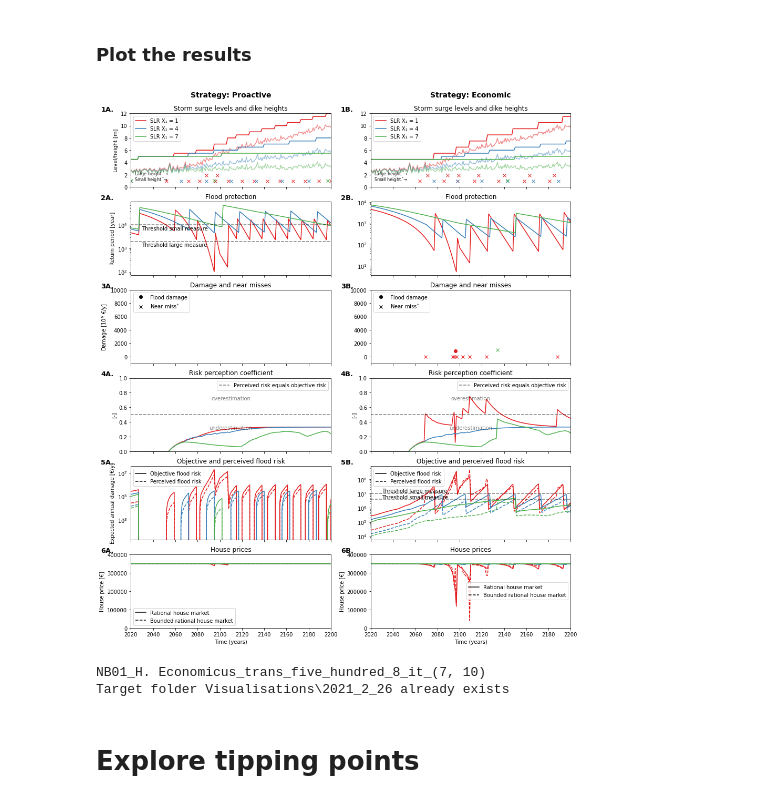
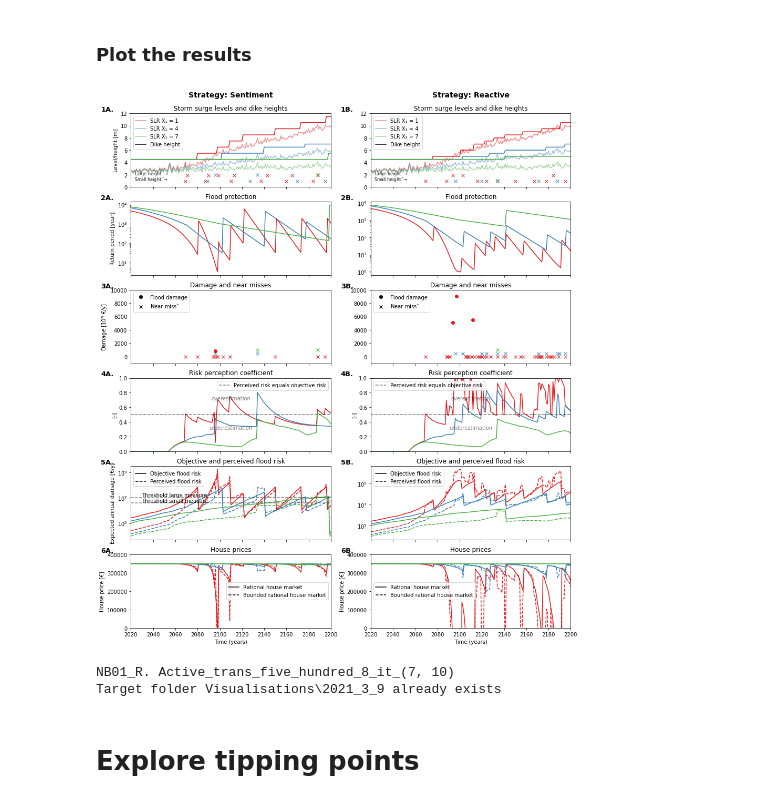
Before and after one commit to keesvanginkel/Urban-SETP, a Jupyter notebook: 01_Rotty_compare_Mayors_multipanel.ipynb, the cells around one changed output. Cells and saved outputs as stored; diff of their text form; code cells hidden in the pictures.

```diff
--- a/01_Rotty_compare_Mayors_multipanel.ipynb
+++ b/01_Rotty_compare_Mayors_multipanel.ipynb
@@ -142,7 +142,7 @@ fig, axes = plt.subplots(nrows=nrows,ncols=ncols,sharey=False,sharex=True,figsiz
 
 xlim = (2020,2200)
 
-for m, experiments in enumerate(mayor_experiments[0:2]): #Iterates over mayors
+for m, experiments in enumerate(mayor_experiments[2:4]): #Iterates over mayors
     handles0 = []
     for j,experiment in enumerate(experiments): #Iterates of SLR scenarios
         Model = experiment.Model
@@ -166,7 +166,7 @@ for m, experiments in enumerate(mayor_experiments[0:2]): #Iterates over mayors
         labelSLR = SurgeLevel.corresponding_SLR_Scenario.name.split('_')[1][-1]
         #labelSH = SurgeLevel.corresponding_SurgeHeight.name.split('_')[-1]
         label = 'SLR X{} = '.format(u'\u2081') + labelSLR
-        handles0.append(Line2D([0], [0], color=p[j], label=label,linestyle='-'))
+        handles0.append(Line2D([0], [0], color=p[j], label=label,linestyle='-',alpha=surgelevel_alpha))
 
         #ROW 2 FLOOD PROTECTION LEVEL
         axes[1,m].plot(time,RA.protection_level_rp,'-',color=p[j])
@@ -221,6 +221,9 @@ for m, experiments in enumerate(mayor_experiments[0:2]): #Iterates over mayors
 
     axes[0,m].text(2023,0.9,'Small height.$^{*}$' + u"\u2192",fontsize=8)
     axes[0,m].text(2023,1.9,'Large height.$^{*}$' + u"\u2192",fontsize=8)
+
+    label2 = 'Dike height'
+    handles0.append(Line2D([0], [0], color='black', label=label2,linestyle='-'))
 
     axes[0,m].legend(handles=handles0)
 
@@ -256,34 +259,34 @@ for m, experiments in enumerate(mayor_experiments[0:2]): #Iterates over mayors
                         Line2D([0], [0], color='black',label='Bounded rational house market',linestyle='--')]
     axes[5,m].legend(handles=custom_lines)
     axes[5,m].set_ylabel('House price [\u20ac]')
     axes[5,m].set_xlabel('Time (years)')
 
     ############### PRINT MAYOR-SPECIFIC THRESHOLDS ####################
     if Mayor.get_name() == 'Lawkeeper':
         axes[1,m].plot(time,[Mayor.threshold_small]*len(time),color='black',linestyle='--',alpha=0.5)
         axes[1,m].plot(time,[Mayor.threshold_large]*len(time),color='black',linestyle='--',alpha=0.5)
         axes[1,m].text(2030,Mayor.threshold_small - 4000,'Threshold small measure',color='black',alpha=1)
         axes[1,m].text(2030,Mayor.threshold_large - 800,'Threshold large measure',color='black',alpha=1)
 
     if Mayor.get_name() == 'H. Economicus' or Mayor.get_name() == 'Sentiment':
         axes[4,m].plot(time,[(10**6)*Mayor.threshold_small]*len(time),color='black',linestyle='--',alpha=0.5)
         axes[4,m].plot(time,[(10**6)*Mayor.threshold_large]*len(time),color='black',linestyle='--',alpha=0.5)
         axes[4,m].text(2030,(10**6)*Mayor.threshold_small+0.4E6,'Threshold small measure',color='black',alpha=1)
         axes[4,m].text(2030,(10**6)*Mayor.threshold_large+2E6,'Threshold large measure',color='black',alpha=1)
 
     ###################################################################
 
 
 #Set xlim of each axis to the same value
 for row in axes:
     for ax in row: ax.set_xlim(xlim)
 
 for nr in range(0,nrows):
     for l,letter in enumerate(('A','B')):
         axes[nr,l].text(-0.15, 1.1, "{}{}.".format(nr+1,letter), transform=axes[nr,l].transAxes,
                        fontsize=13, fontweight='bold', va='top')
 # %% [output]
-[figure, old version]
+[figure, new version]
 # %%
 #################################################################
 #################### SAVE THE EXPERIMENT ########################
@@ -302,8 +305,8 @@ else: print("Target folder {} already exists".format(target))
 
 fig.savefig(Path(target, (filename + ".png")),bbox_inches='tight',dpi=150)
 # %% [output]
-NB01_H. Economicus_trans_five_hundred_8_it_(7, 10)
-Target folder Visualisations\2021_2_26 already exists
+NB01_R. Active_trans_five_hundred_8_it_(7, 10)
+Target folder Visualisations\2021_3_9 already exists
 # %% [markdown]
 # Explore tipping points
 # %%
```
Also changed, not shown: parts of 1 cell of this notebook, 10 other files.
